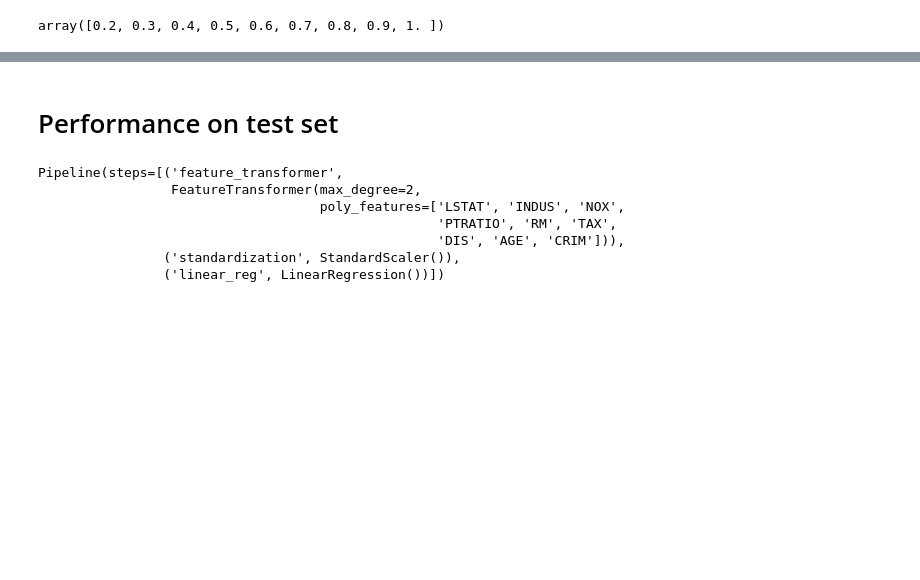
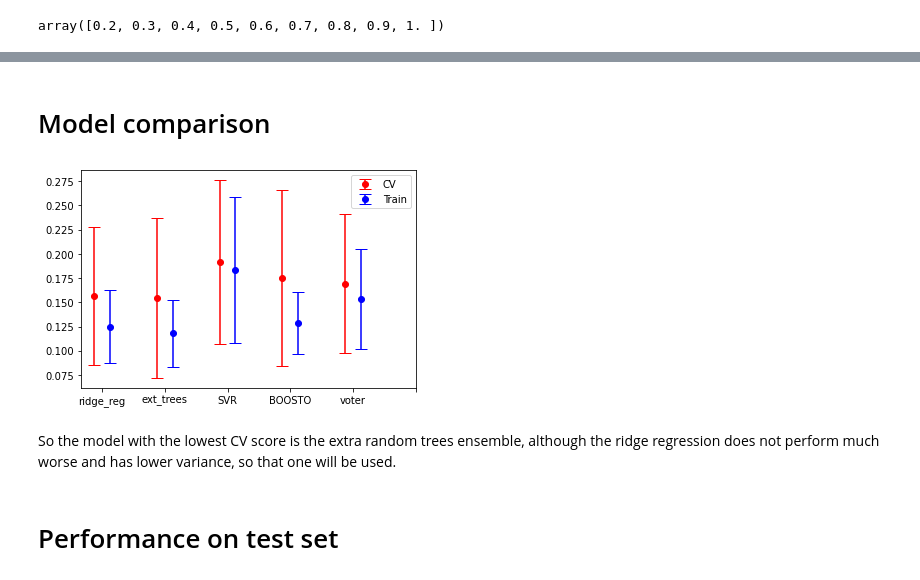
Before and after one commit to yamrreca/Boston-houses-ML, a Jupyter notebook: boston-models.ipynb, the cells around one changed output, grey strips where cells are left out. Saved outputs shown, nothing was run; the diff lists cells and outputs as text; code cells hidden in the pictures; blank space fills up the shorter version.

```diff
--- a/boston-models.ipynb
+++ b/boston-models.ipynb
@@ -558,2 +650,21 @@ cv_scores
+# %% [markdown]
+# Model comparison
+# %%
+to_compare = ['ridge_reg', 'ext_trees', 'SVR', 'BOOSTO', 'voter']
+cvs = [cv_scores[name][0] for name in to_compare]
+cv_stds = [cv_scores[name][1] for name in to_compare]
+trains = [train_scores[name][0] for name in to_compare]
+train_stds = [train_scores[name][1] for name in to_compare]
+# %%
+num_cvs = len(cvs)
+# %%
+plt.errorbar(list(range(0, 2*num_cvs, 2)), cvs, yerr=cv_stds, fmt='o', color='r', capsize=6, label='CV')
+plt.errorbar(np.arange(0.5, 2*num_cvs + 0.5, 2), trains, yerr=train_stds, fmt='o', color='b', capsize=6, label='Train')
+plt.xticks(ticks=np.arange(0.25, 2*num_cvs + 0.6, 2), labels=to_compare)
+plt.legend();
+# %% [output]
+[figure, added]
+# %% [markdown]
+So the model with the lowest CV score is the extra random trees ensemble, although the ridge regression does not perform much worse and has lower variance, so that one will be used.
 # %% [markdown]
 # Performance on test set
@@ -562,10 +670,0 @@ best_model = search_res.best_estimator_
-# %%
-best_model.fit(X2_train, y2_train)
-# %% [output]
-Pipeline(steps=[('feature_transformer',
-                 FeatureTransformer(max_degree=2,
-                                    poly_features=['LSTAT', 'INDUS', 'NOX',
-                                                   'PTRATIO', 'RM', 'TAX',
-                                                   'DIS', 'AGE', 'CRIM'])),
-                ('standardization', StandardScaler()),
-                ('linear_reg', LinearRegression())])
```
Also changed, not shown: parts of 27 cells of this notebook, 1 other file.
